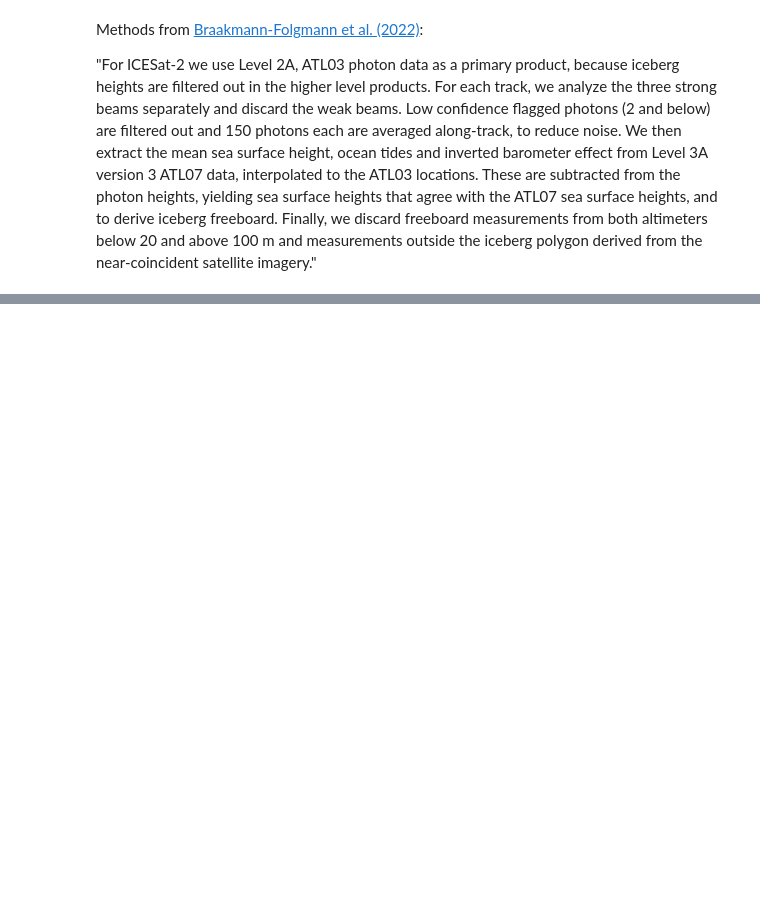
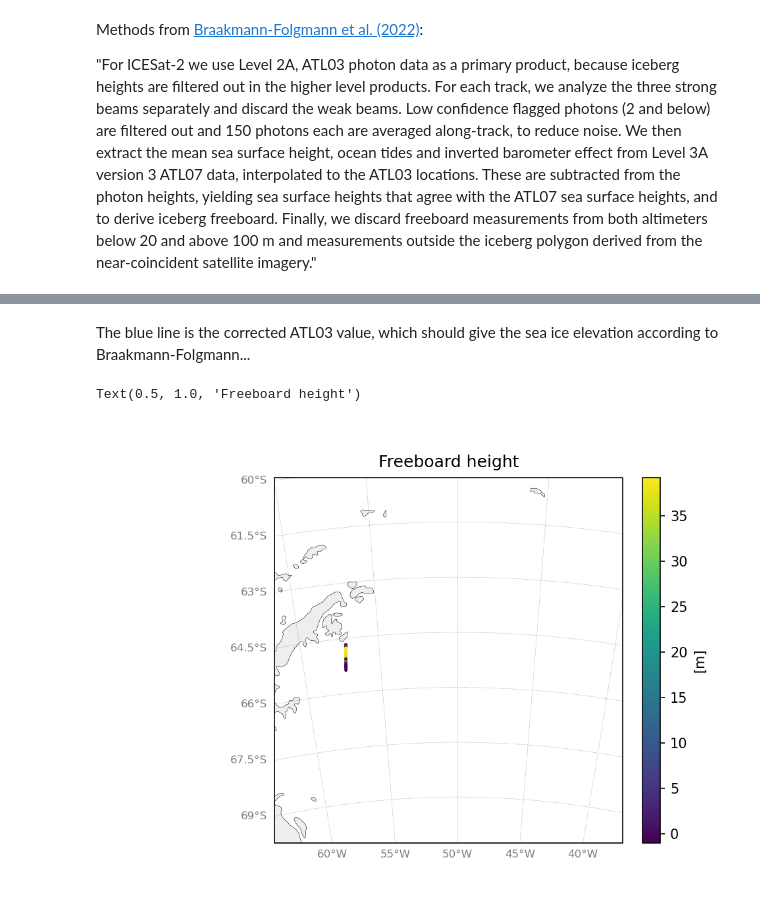
Before and after one commit to ICESAT-2HackWeek/2022Berg, a Jupyter notebook: contributors/isolde/OpenAlt_ATL03.ipynb, the cells around one changed output, grey strips where cells are left out. Saved outputs shown, nothing was run; the diff lists cells and outputs as text; code cells hidden in the pictures; blank space fills up the shorter version.

```diff
--- a/contributors/isolde/OpenAlt_ATL03.ipynb
+++ b/contributors/isolde/OpenAlt_ATL03.ipynb
@@ -127,0 +131,25 @@ plt.legend(loc='lower right')
+# %% [markdown]
+The blue line is the corrected ATL03 value, which should give the sea ice elevation according to Braakmann-Folgmann...
+# %%
+import cartopy.crs as ccrs
+import cartopy.feature as cfeature
+land_50m = cfeature.NaturalEarthFeature('physical', 'land', '50m')
+
+fig=plt.figure(dpi=150)
+ax = plt.axes(projection=ccrs.Orthographic(central_longitude=-50, central_latitude=-60, globe=None))
+ax.coastlines(resolution='50m',linewidth=0.5)
+ax.set_extent([-60,-41,-70,-60],crs=ccrs.PlateCarree())
+im = plt.scatter(atl03_150.lon,atl03_150.lat,c=atl03_150.corr_h,s=2,transform=ccrs.PlateCarree())
+ax.add_feature(land_50m, facecolor='#eeeeee')
+cbar = fig.colorbar(im, ax=ax, label='[m]',fraction=0.046, pad=0.04)
+
+gl = ax.gridlines(linewidth=0.3, draw_labels=True, color='k', alpha=0.5, linestyle=':')
+gl.top_labels = False
+gl.right_labels = False
+gl.xlabel_style = {'size': 8, 'color': 'gray'}
+gl.ylabel_style = {'size': 8, 'color': 'gray'}
+
+plt.title(f'Freeboard height')
+# %% [output]
+Text(0.5, 1.0, 'Freeboard height')
+[figure, added]
```
Also changed, not shown: parts of 9 cells of this notebook.
